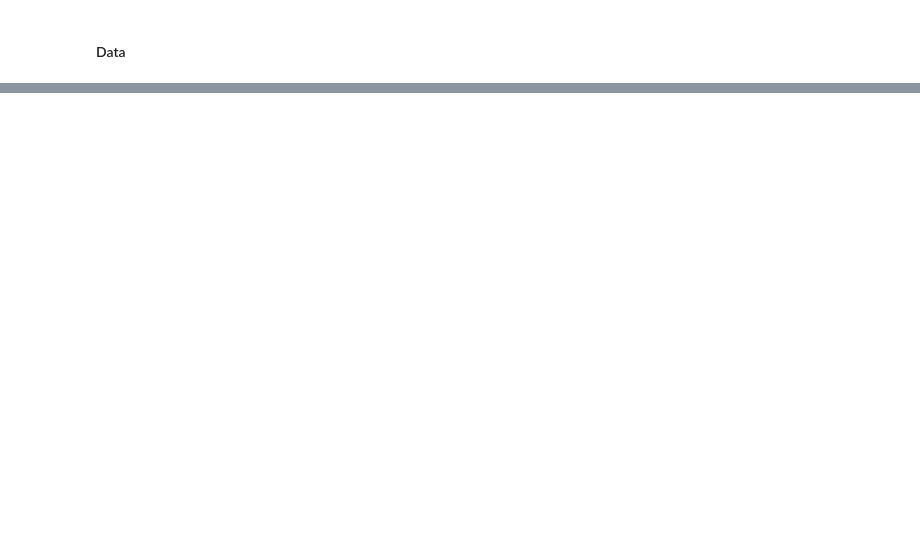
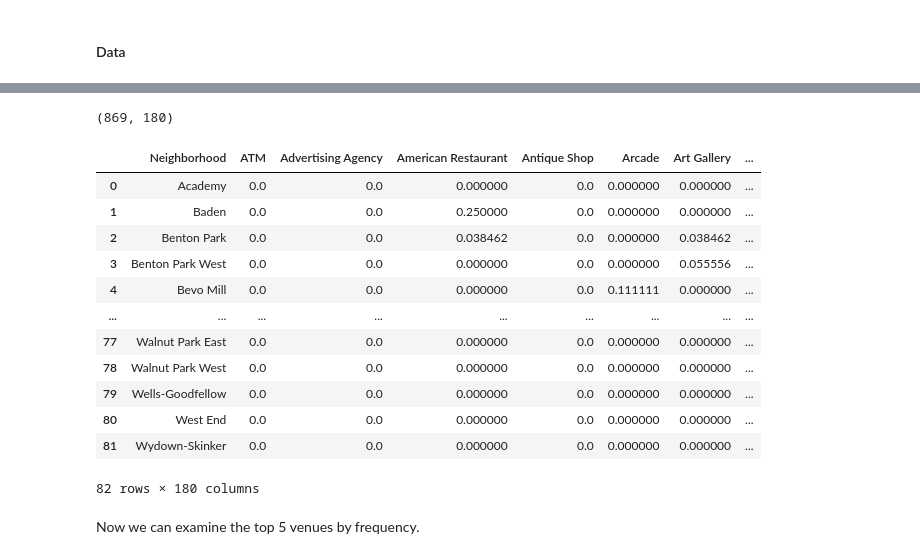
Before and after one commit to lefkowitzmatt/Web-scraping-and-clustering, a Jupyter notebook: Capstone_Lowering_Crime_ML_Clustering.ipynb, the cells around one changed output, grey strips where cells are left out. Cells and saved outputs as stored; diff of their text form; code cells hidden in the pictures; blank space fills up the shorter version.

```diff
--- a/Capstone_Lowering_Crime_ML_Clustering.ipynb
+++ b/Capstone_Lowering_Crime_ML_Clustering.ipynb
@@ -14,0 +259,5 @@ The data that will be used to execute this project is publicly available crime d
+# %%
+df_stlouis = pd.merge(df_louis_merge,
+                 l_location[[ 'Neighborhood','Latitude', 'Longitude']],
+                 on='Neighborhood')
+df_stlouis.head()
@@ -14,0 +300,8 @@ The data that will be used to execute this project is publicly available crime d
+# %%
+CLIENT_ID = 'ZTHXBVFLF30SOA4CR21SYOCX50C4O452POKT5Y1PDXL1FHSQ' # your Foursquare ID
+CLIENT_SECRET = 'J01LSJTD30T4UMNX24024NG5EWMU3K3RCM1BTDUPHFPAWIKY' # your Foursquare Secret
+VERSION = '20180605' # Foursquare API version
+
+print('Your credentails:')
+print('CLIENT_ID: ' + CLIENT_ID)
+print('CLIENT_SECRET:' + CLIENT_SECRET)
@@ -14,0 +355,4 @@ The data that will be used to execute this project is publicly available crime d
+# %%
+stlouis_venues = getNearbyVenues(names=df_stlouis['Neighborhood Name'],
+                                   latitudes=df_stlouis['Latitude'],
+                                   longitudes=df_stlouis['Longitude'])
@@ -14,0 +411,12 @@ The data that will be used to execute this project is publicly available crime d
+# %%
+# one hot encoding
+stlouis_onehot = pd.get_dummies(stlouis_venues[['Venue Category']], prefix="", prefix_sep="")
+
+# add neighborhood column back to dataframe
+stlouis_onehot['Neighborhood'] = stlouis_venues['Neighborhood']
+
+# move neighborhood column to the first column
+fixed_columns = [stlouis_onehot.columns[-1]] + list(stlouis_onehot.columns[:-1])
+stlouis_onehot = stlouis_onehot[fixed_columns]
+
+stlouis_onehot.head()
@@ -14,0 +431,24 @@ The data that will be used to execute this project is publicly available crime d
+# %%
+stlouis_onehot.shape
+# %% [output]
+(869, 180)
+# %%
+#find frequency of venue appearance
+stlouis_grouped = stlouis_onehot.groupby('Neighborhood').mean().reset_index()
+stlouis_grouped
+# %% [output]
+|  | Neighborhood | ATM | Advertising Agency | American Restaurant | Antique Shop | Arcade | Art Gallery | ... |
+| 0 | Academy | 0.0 | 0.0 | 0.000000 | 0.0 | 0.000000 | 0.000000 | ... |
+| 1 | Baden | 0.0 | 0.0 | 0.250000 | 0.0 | 0.000000 | 0.000000 | ... |
+| 2 | Benton Park | 0.0 | 0.0 | 0.038462 | 0.0 | 0.000000 | 0.038462 | ... |
+| 3 | Benton Park West | 0.0 | 0.0 | 0.000000 | 0.0 | 0.000000 | 0.055556 | ... |
+| 4 | Bevo Mill | 0.0 | 0.0 | 0.000000 | 0.0 | 0.111111 | 0.000000 | ... |
+| ... | ... | ... | ... | ... | ... | ... | ... | ... |
+| 77 | Walnut Park East | 0.0 | 0.0 | 0.000000 | 0.0 | 0.000000 | 0.000000 | ... |
+| 78 | Walnut Park West | 0.0 | 0.0 | 0.000000 | 0.0 | 0.000000 | 0.000000 | ... |
+| 79 | Wells-Goodfellow | 0.0 | 0.0 | 0.000000 | 0.0 | 0.000000 | 0.000000 | ... |
+| 80 | West End | 0.0 | 0.0 | 0.000000 | 0.0 | 0.000000 | 0.000000 | ... |
+| 81 | Wydown-Skinker | 0.0 | 0.0 | 0.000000 | 0.0 | 0.000000 | 0.000000 | ... |
+82 rows × 180 columns
+# %% [markdown]
+Now we can examine the top 5 venues by frequency.
```
Also changed, not shown: parts of 111 cells of this notebook.
